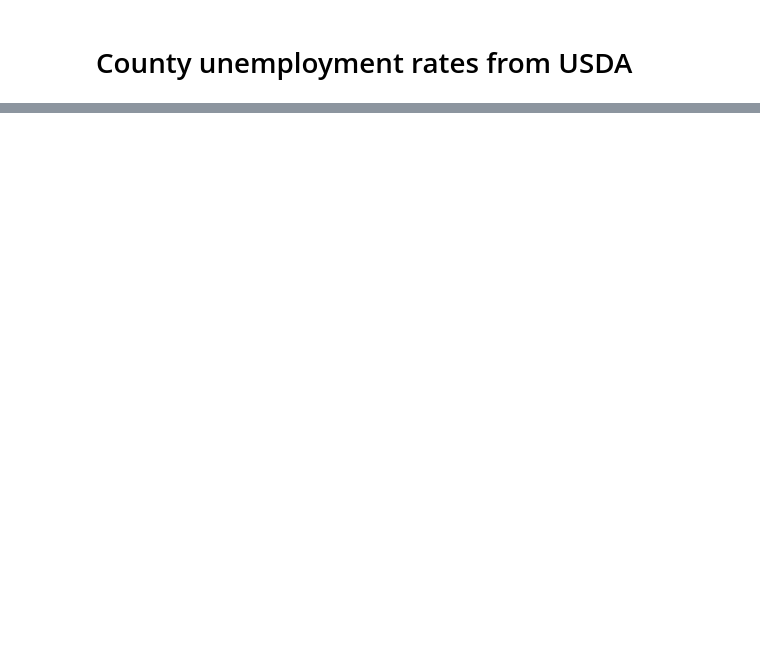
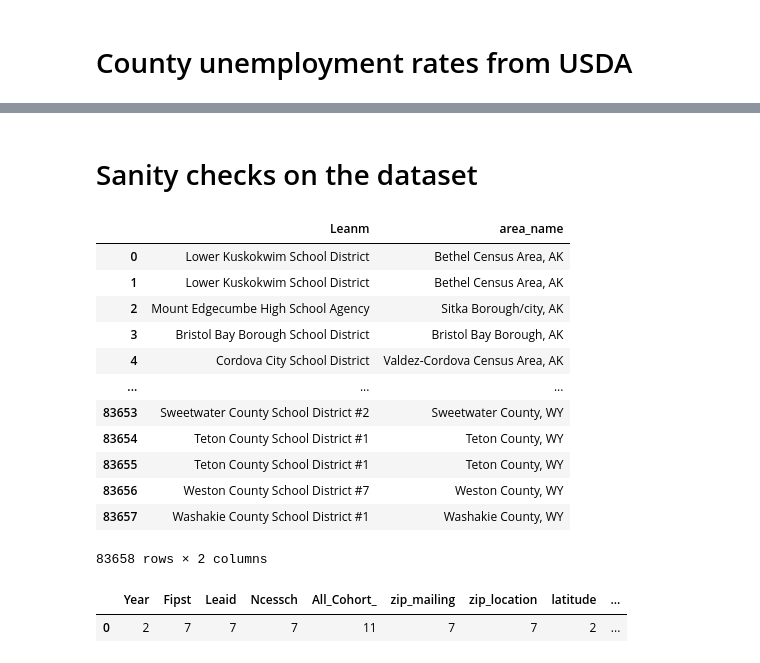
Before and after one commit to georgetown-analytics/student-outcomes, a Jupyter notebook: notebooks/ingestion.ipynb, the cells around one changed output, grey strips where cells are left out. Drawn from its saved outputs; the diff is of its cells as text; code cells hidden in the pictures; blank space fills up the shorter version.

```diff
--- a/notebooks/ingestion.ipynb
+++ b/notebooks/ingestion.ipynb
@@ -581,4 +597,28 @@ merge2.drop('year',axis=1,inplace=True)
+# %% [markdown]
+# Sanity checks on the dataset
 # %%
 # Visually validate that the school district names appear to match the area names for the counties.
 # These are from two different datasets so we are making sure the two are self-consitent.
-merge2[['LEANM','area_name']]
+merge2[['Leanm', 'area_name']]
+# %% [output]
+|  | Leanm | area_name |
+| 0 | Lower Kuskokwim School District | Bethel Census Area, AK |
+| 1 | Lower Kuskokwim School District | Bethel Census Area, AK |
+| 2 | Mount Edgecumbe High School Agency | Sitka Borough/city, AK |
+| 3 | Bristol Bay Borough School District | Bristol Bay Borough, AK |
+| 4 | Cordova City School District | Valdez-Cordova Census Area, AK |
+| ... | ... | ... |
+| 83653 | Sweetwater County School District #2 | Sweetwater County, WY |
+| 83654 | Teton County School District #1 | Teton County, WY |
+| 83655 | Teton County School District #1 | Teton County, WY |
+| 83656 | Weston County School District #7 | Weston County, WY |
+| 83657 | Washakie County School District #1 | Washakie County, WY |
+83658 rows × 2 columns
+# %%
+# View column pairs with minimal positive correlation or above
+pd.DataFrame((np.abs(merge2.corr()) > 0.3).sum()).T
+
+# All_Rate_ is correlated (positively or negatively) with 4 columns without having one-hotted the categorical variables
+# %% [output]
+|  | Year | Fipst | Leaid | Ncessch | All_Cohort_ | zip_mailing | zip_location | latitude | ... |
+| 0 | 2 | 7 | 7 | 7 | 11 | 7 | 7 | 2 | ... |
```
Also changed, not shown: parts of 50 cells of this notebook, 11 other files.
